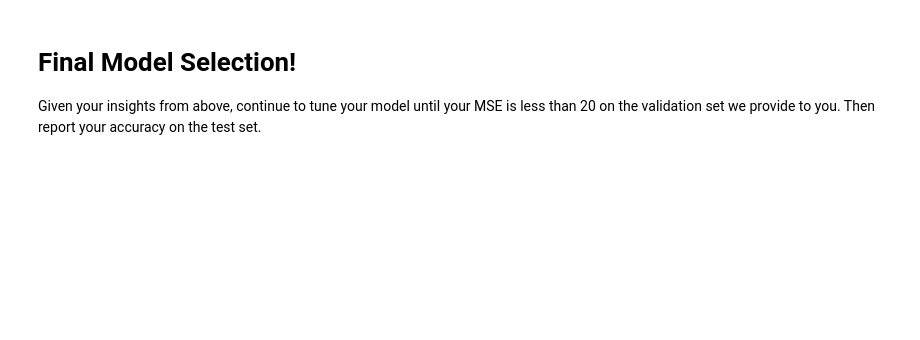
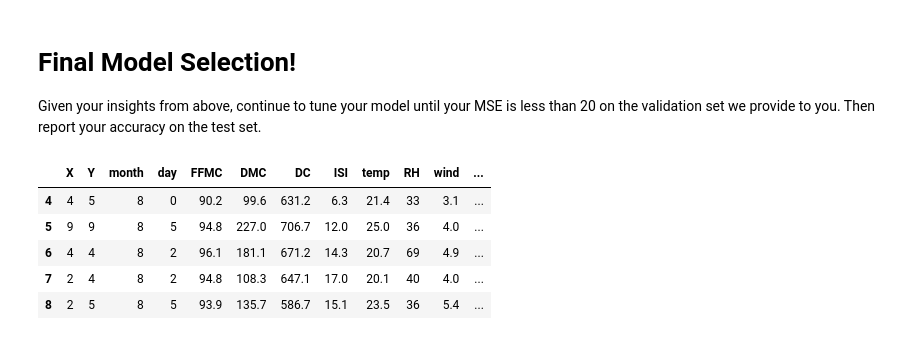
Before and after one commit to fishnchips97/Project-T-Final-189, a Jupyter notebook: final/EECS189 Project T Final Solution Notebook.ipynb, the cells around one changed output. Cells and saved outputs as stored; diff of their text form; code cells hidden in the pictures; blank space fills up the shorter version.

```diff
--- a/final/EECS189 Project T Final Solution Notebook.ipynb
+++ b/final/EECS189 Project T Final Solution Notebook.ipynb
@@ -581,3 +592,31 @@ Kernel Ridge Variance: 8.939093911181336
 # Final Model Selection!
 
 Given your insights from above, continue to tune your model until your MSE is less than 20 on the validation set we provide to you. Then report your accuracy on the test set.
+# %%
+# names = ['temp_bins', 'area_cat'], keys = ['>25', '0-5']
+def filter_df(df, names, keys):
+
+    if len(keys) == 2:
+
+        ret = df[(df[names[0]] == keys[0]) & (df[names[1]] == keys[1])]
+
+    else:
+
+        ret = df[df[names[0]] == keys[0]]
+
+
+    return ret
+# %%
+raw = pd.read_csv('raw_df.csv')
+
+# raw.head()
+high_temp_low_area = filter_df(raw, ['temp_bins'], ['20-25'])
+
+high_temp_low_area.head()
+# %% [output]
+|  | X | Y | month | day | FFMC | DMC | DC | ISI | temp | RH | wind | ... |
+| 4 | 4 | 5 | 8 | 0 | 90.2 | 99.6 | 631.2 | 6.3 | 21.4 | 33 | 3.1 | ... |
+| 5 | 9 | 9 | 8 | 5 | 94.8 | 227.0 | 706.7 | 12.0 | 25.0 | 36 | 4.0 | ... |
+| 6 | 4 | 4 | 8 | 2 | 96.1 | 181.1 | 671.2 | 14.3 | 20.7 | 69 | 4.9 | ... |
+| 7 | 2 | 4 | 8 | 2 | 94.8 | 108.3 | 647.1 | 17.0 | 20.1 | 40 | 4.0 | ... |
+| 8 | 2 | 5 | 8 | 5 | 93.9 | 135.7 | 586.7 | 15.1 | 23.5 | 36 | 5.4 | ... |
```
Also changed, not shown: parts of 20 cells of this notebook.
